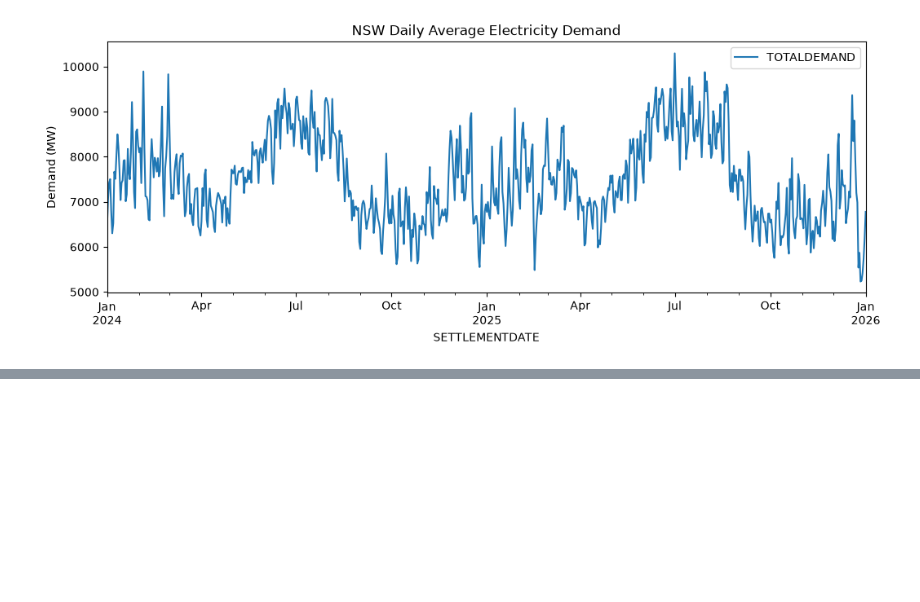
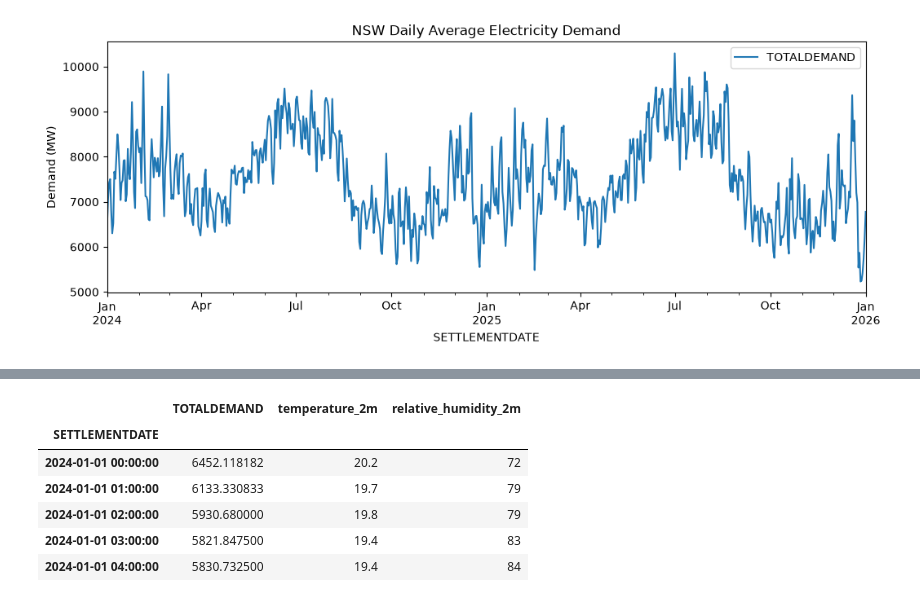
Before and after one commit to hit2412/nsw-electricity-demand-forecast, a Jupyter notebook: notebooks/01_data_exploration.ipynb, the cells around one changed output, grey strips where cells are left out. Cells and saved outputs as stored; diff of their text form; code cells hidden in the pictures; blank space fills up the shorter version.

```diff
--- a/notebooks/01_data_exploration.ipynb
+++ b/notebooks/01_data_exploration.ipynb
@@ -58,3 +58,11 @@ plt.ylabel("Demand (MW)")
 plt.show()
 # %% [output]
 [figure]
+# %%
+import json
+
+with open("../data/raw/weather_sydney.json") as f:
+    data = json.load(f)
+
+weather = pd.DataFrame(data["hourly"])
+weather.head()
@@ -60,0 +115,12 @@ plt.show()
+# %%
+weather = weather.set_index("time")
+df = hourly.join(weather, how="inner")
+df.head()
+# %% [output]
+|  | TOTALDEMAND | temperature_2m | relative_humidity_2m |
+| SETTLEMENTDATE |  |  |  |
+| 2024-01-01 00:00:00 | 6452.118182 | 20.2 | 72 |
+| 2024-01-01 01:00:00 | 6133.330833 | 19.7 | 79 |
+| 2024-01-01 02:00:00 | 5930.680000 | 19.8 | 79 |
+| 2024-01-01 03:00:00 | 5821.847500 | 19.4 | 83 |
+| 2024-01-01 04:00:00 | 5830.732500 | 19.4 | 84 |
```
Also changed, not shown: parts of 5 cells of this notebook, 1 other file.
